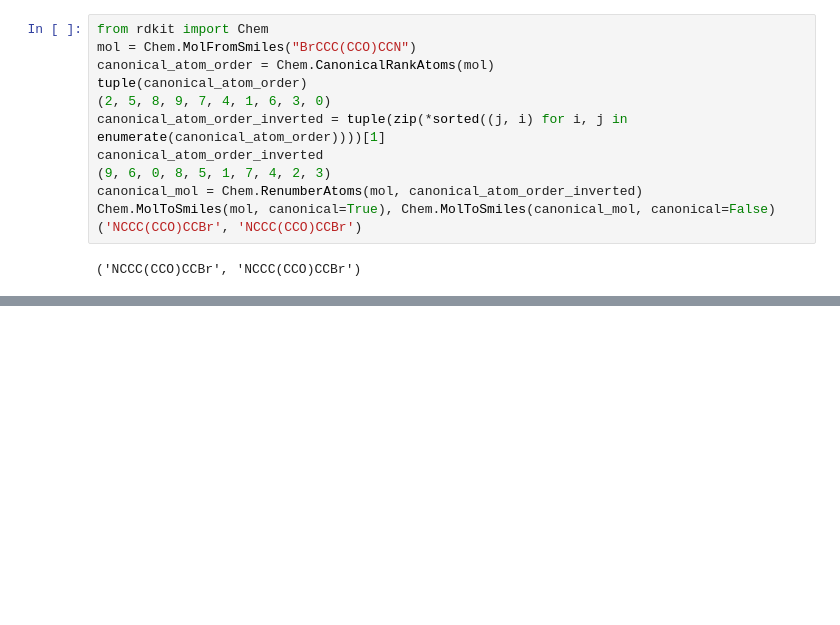
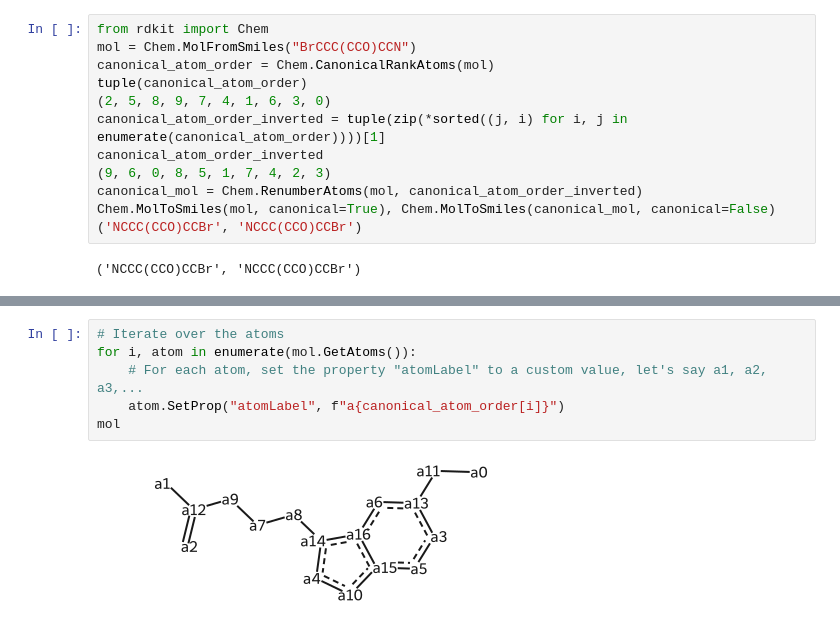
Before and after one commit to josiahbjorgaard/chemjepa, a Jupyter notebook: notebooks/dev.ipynb, the cells around one changed output, grey strips where cells are left out. Drawn from its saved outputs; the diff is of its cells as text; blank space fills up the shorter version.

```diff
--- a/notebooks/dev.ipynb
+++ b/notebooks/dev.ipynb
@@ -25,0 +241,8 @@ tokenizer.tokenize('NCCC(CCO)CCBr')
+# %%
+# Iterate over the atoms
+for i, atom in enumerate(mol.GetAtoms()):
+    # For each atom, set the property "atomLabel" to a custom value, let's say a1, a2, a3,...
+    atom.SetProp("atomLabel", f"a{canonical_atom_order[i]}")
+mol
+# %% [output]
+[figure, added]
```
Also changed, not shown: parts of 19 cells of this notebook, 4 other files.
